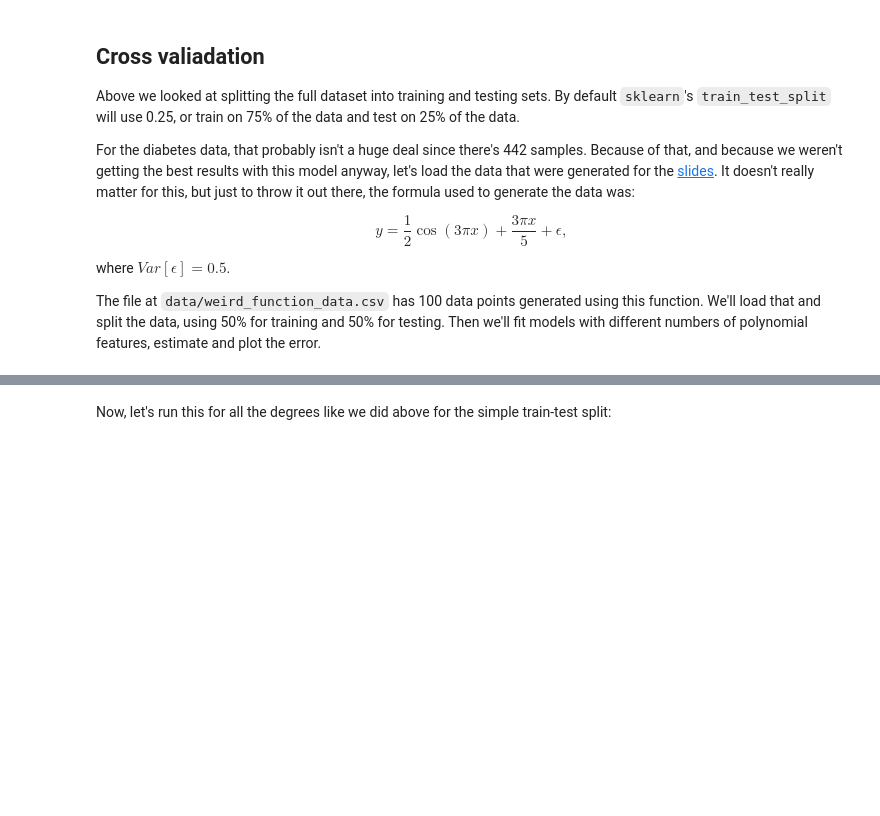
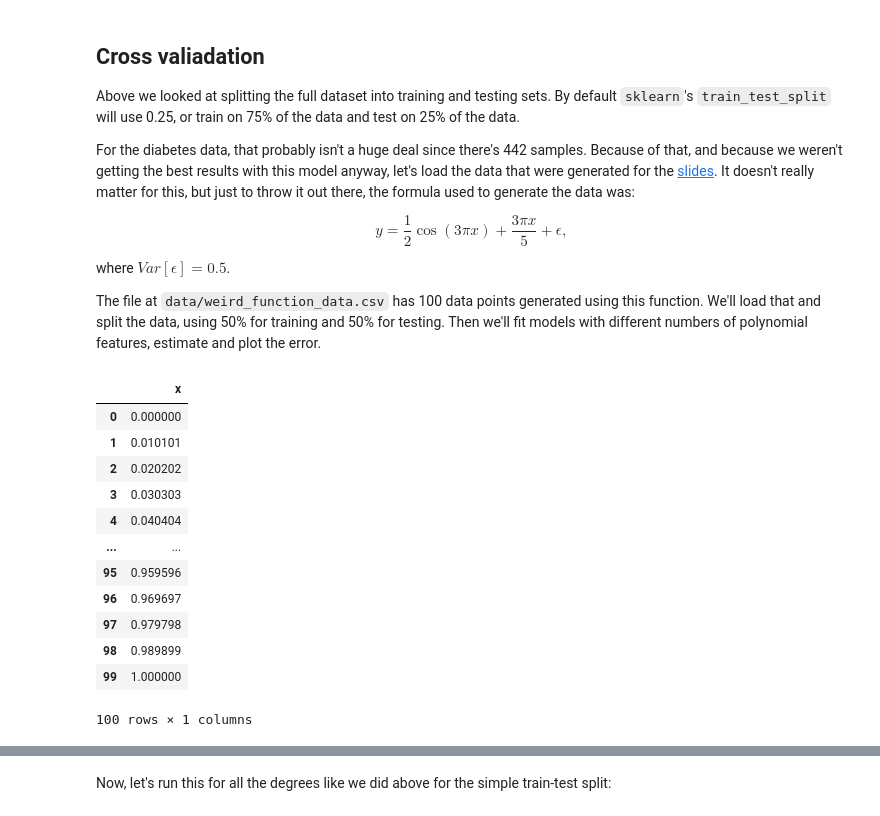
Before and after one commit to admontalvo/Jupyter_Content_1, a Jupyter notebook: 08_Bias_variance_tradeoff_student.ipynb, the cells around one changed output, grey strips where cells are left out. Saved outputs shown, nothing was run; the diff lists cells and outputs as text; code cells hidden in the pictures; blank space fills up the shorter version.

```diff
--- a/08_Bias_variance_tradeoff_student.ipynb
+++ b/08_Bias_variance_tradeoff_student.ipynb
@@ -297,0 +300,16 @@ pn.ggplot(err_df, pn.aes(x='degree', y='mse')) + pn.geom_line() + pn.geom_point(
+# %%
+X
+# %% [output]
+|  | x |
+| 0 | 0.000000 |
+| 1 | 0.010101 |
+| 2 | 0.020202 |
+| 3 | 0.030303 |
+| 4 | 0.040404 |
+| ... | ... |
+| 95 | 0.959596 |
+| 96 | 0.969697 |
+| 97 | 0.979798 |
+| 98 | 0.989899 |
+| 99 | 1.000000 |
+100 rows × 1 columns
```
Also changed, not shown: parts of 14 cells of this notebook, 4 other files.
